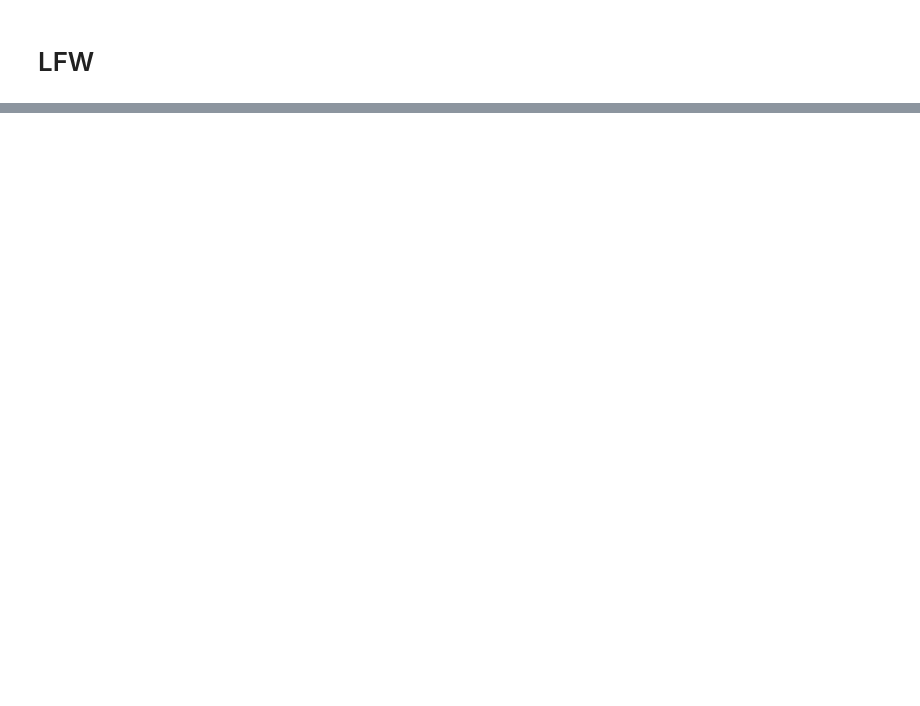
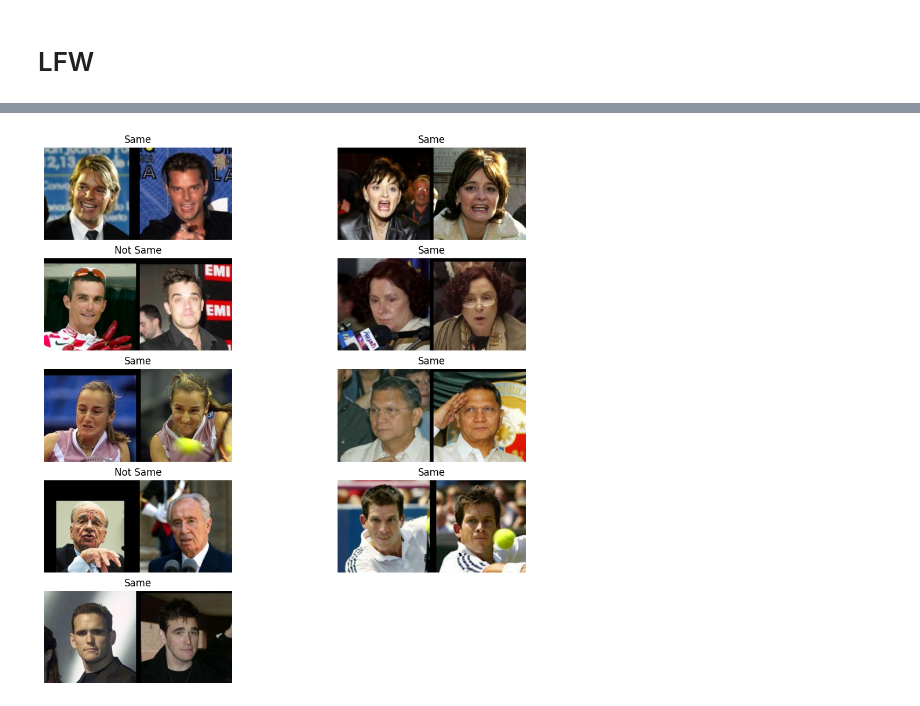
Before and after one commit to Irad-Zehavi/fastai-datasets, a Jupyter notebook: nbs/lfw.ipynb, the cells around one changed output, grey strips where cells are left out. Saved outputs shown, nothing was run; the diff lists cells and outputs as text; code cells hidden in the pictures; blank space fills up the shorter version.

Commit message:
Added SLLFW

```diff
--- a/nbs/lfw.ipynb
+++ b/nbs/lfw.ipynb
@@ -135,3 +141,23 @@ LFWPairs().dev().dls().show_batch()
+# %%
+#| export
+class SLLFWPairs(LFWPairsMixin, LFW):
+    """Similar Looking LFW: http://whdeng.cn/SLLFW/index.html"""
+    BASE_URL = f'http://whdeng.cn/SLLFW'
+    TEST_ITEMS_FILE_NAME = 'pair_SLLFW.txt'
+
+    @return_list
+    def _parse_items(self, fname):
+        # Parsed according to http://www.whdeng.cn/SLLFW/index.html#download
+        singles = re.findall(r'(.*)/.*_(\d*)', self._fetch_file(fname).read_text())
+        pairs = [(singles[i], singles[i+1]) for i in range(0, len(singles), 2)]
+
+        for ((name1, num1), (name2, num2)) in pairs:
+            yield [self._get_path(name1, int(num1)),
+                   self._get_path(name2, int(num2))]
+# %%
+SLLFWPairs().test()[0].dls().show_batch()
+# %% [output]
+[figure, added]
 # %%
 #| hide
 import nbdev; nbdev.nbdev_export()
```
Also changed, not shown: parts of 4 cells of this notebook, 2 other files.
